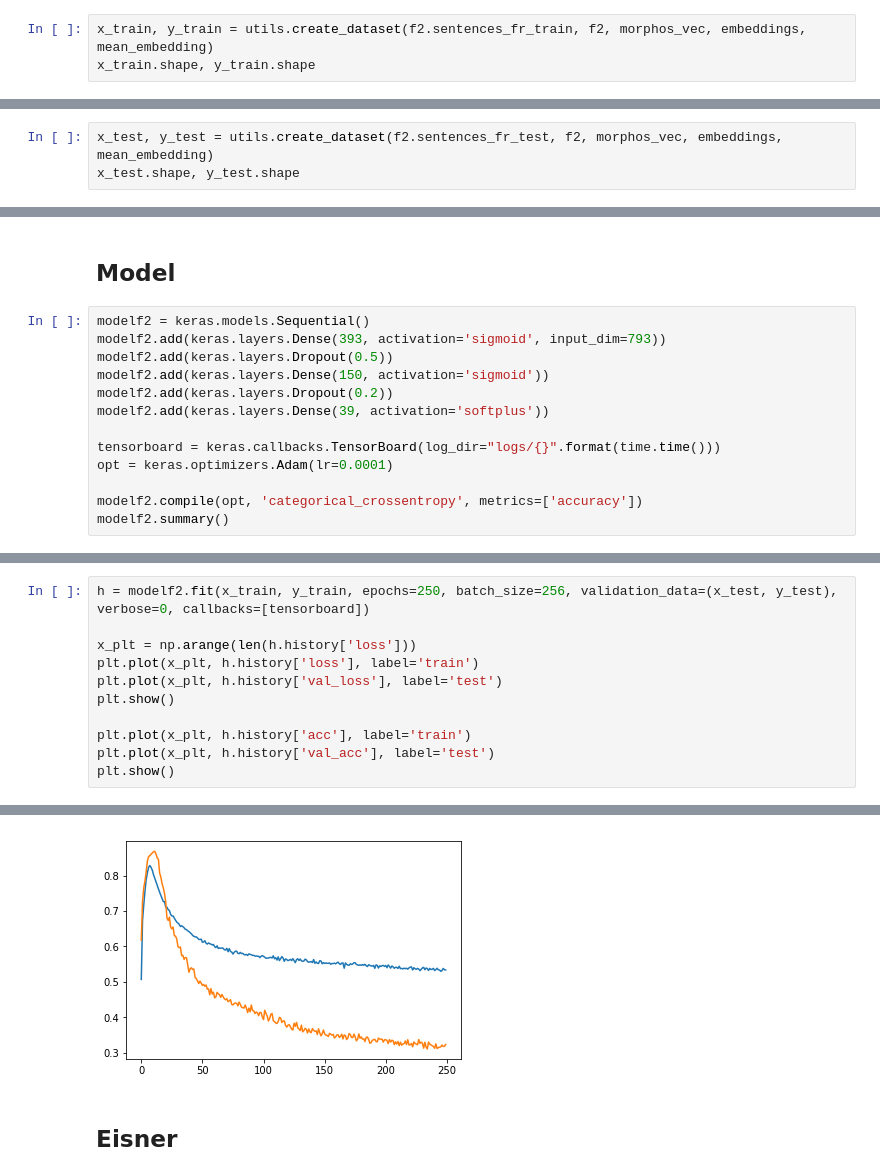
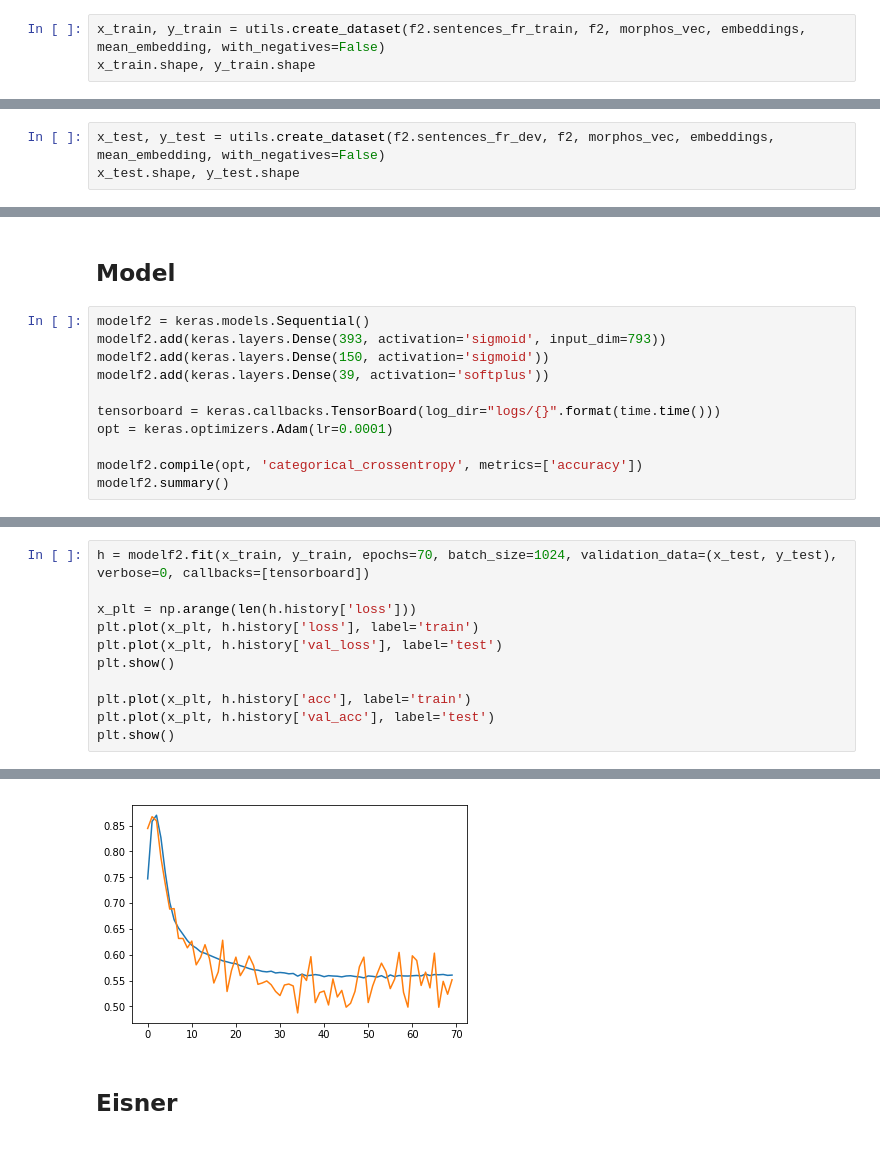
Before and after one commit to LouisGerard/Eisner, a Jupyter notebook: Eisner.ipynb, the cells around one changed output, grey strips where cells are left out. Saved outputs shown, nothing was run; the diff lists cells and outputs as text.

```diff
--- a/Eisner.ipynb
+++ b/Eisner.ipynb
@@ -407,11 +402,11 @@ mean_embedding = f2.default_embedding(embeddings, len(embeddings['homme']))
 # %% [markdown]
 ## Data
 # %%
-x_train, y_train = utils.create_dataset(f2.sentences_fr_train, f2, morphos_vec, embeddings, mean_embedding)
+x_train, y_train = utils.create_dataset(f2.sentences_fr_train, f2, morphos_vec, embeddings, mean_embedding, with_negatives=False)
 x_train.shape, y_train.shape
 # %% [output]
 ((356638, 793), (356638, 39))
 # %%
-x_test, y_test = utils.create_dataset(f2.sentences_fr_test, f2, morphos_vec, embeddings, mean_embedding)
+x_test, y_test = utils.create_dataset(f2.sentences_fr_dev, f2, morphos_vec, embeddings, mean_embedding, with_negatives=False)
 x_test.shape, y_test.shape
 # %% [output]
@@ -421,9 +416,7 @@ x_test.shape, y_test.shape
 # %%
 modelf2 = keras.models.Sequential()
 modelf2.add(keras.layers.Dense(393, activation='sigmoid', input_dim=793))
-modelf2.add(keras.layers.Dropout(0.5))
 modelf2.add(keras.layers.Dense(150, activation='sigmoid'))
-modelf2.add(keras.layers.Dropout(0.2))
 modelf2.add(keras.layers.Dense(39, activation='softplus'))
 
 tensorboard = keras.callbacks.TensorBoard(log_dir="logs/{}".format(time.time()))
@@ -450,7 +439,7 @@ Trainable params: 377,031
 Non-trainable params: 0
 _________________________________________________________________
 # %%
-h = modelf2.fit(x_train, y_train, epochs=250, batch_size=256, validation_data=(x_test, y_test), verbose=0, callbacks=[tensorboard])
+h = modelf2.fit(x_train, y_train, epochs=70, batch_size=1024, validation_data=(x_test, y_test), verbose=0, callbacks=[tensorboard])
 
 x_plt = np.arange(len(h.history['loss']))
 plt.plot(x_plt, h.history['loss'], label='train')
@@ -465,4 +454,4 @@ plt.show()
-[figure, old version]
+[figure, new version]
 # %% [markdown]
 ## Eisner
 # %%
```
Also changed, not shown: parts of 12 cells of this notebook, 2 other files.
